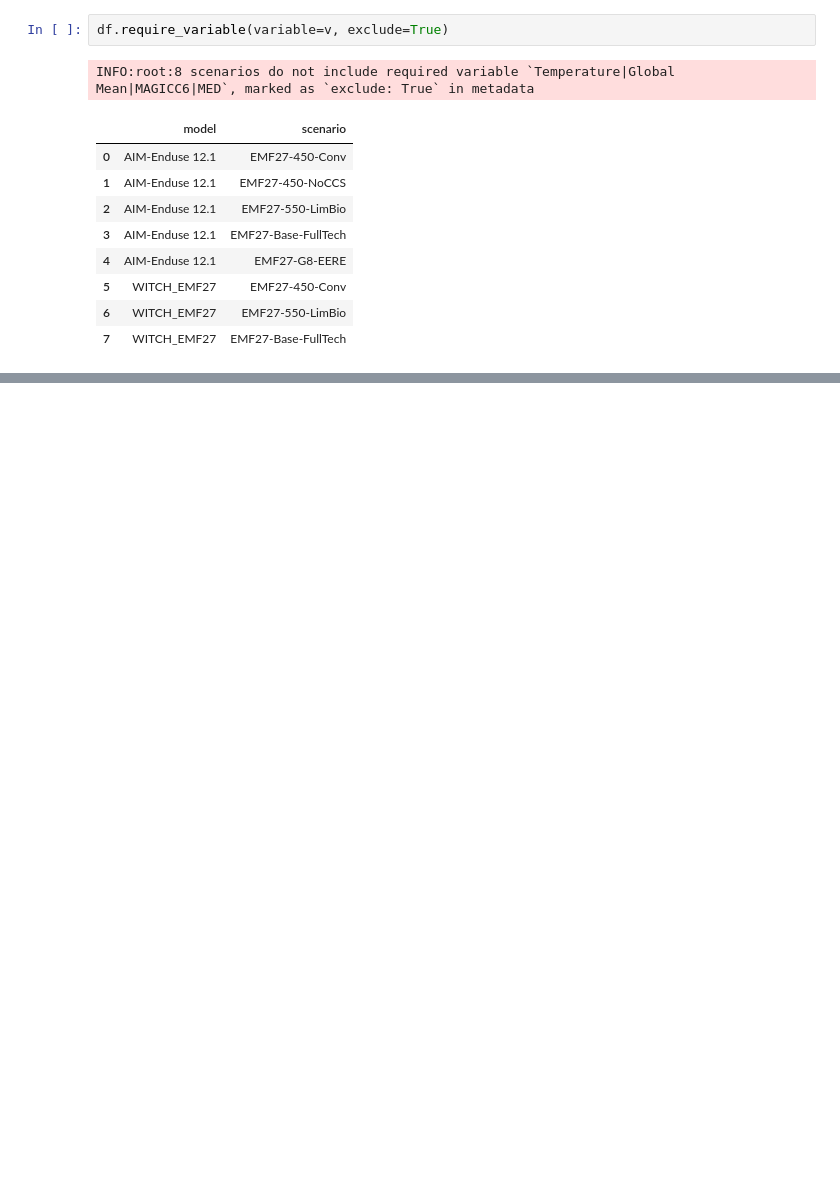
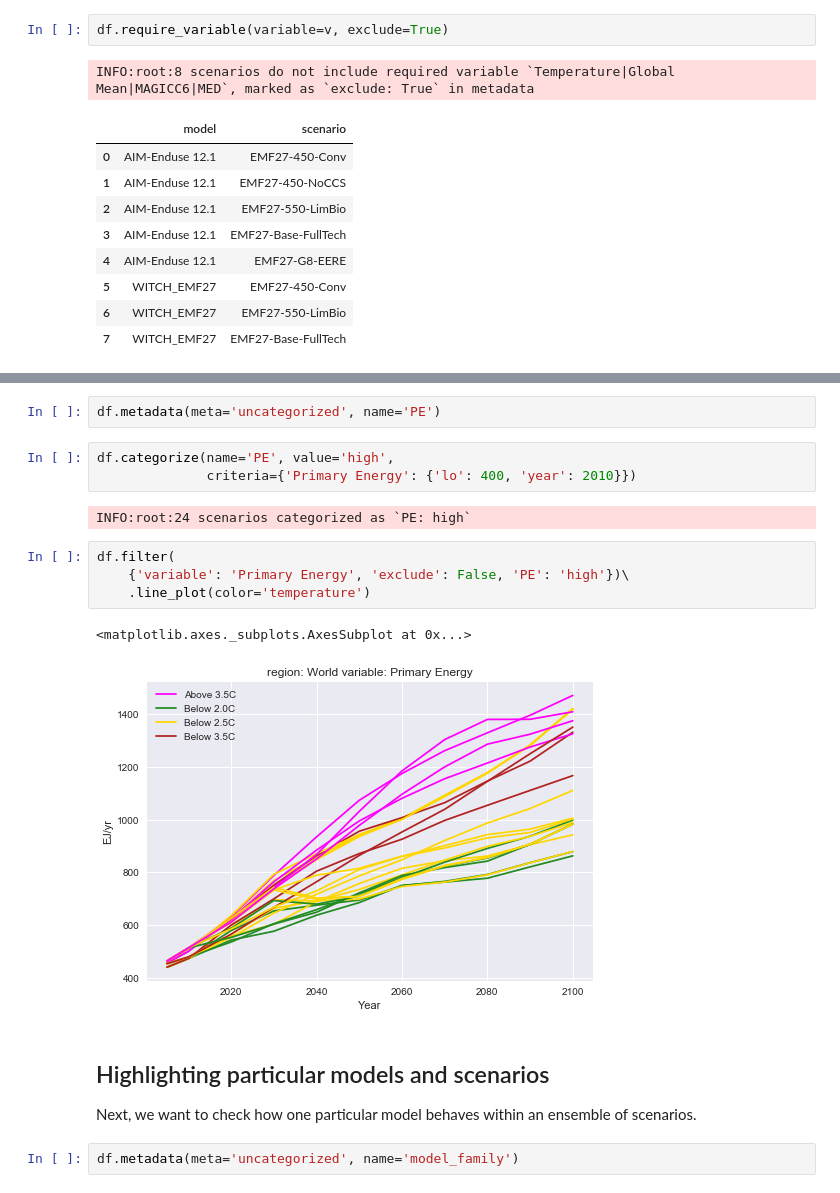
Before and after one commit to danielhuppmann/ene-present.github.io, a Jupyter notebook: cdlinks-delhi2018/pyam-cdlinks_delhi2018.ipynb, the cells around one changed output, grey strips where cells are left out. Saved outputs shown, nothing was run; the diff lists cells and outputs as text; blank space fills up the shorter version.

Commit message:
further work on presentation for CD-LINKS capacity building workshop (#3)
add function for metadata generation, use scatter and region_plot

```diff
--- a/cdlinks-delhi2018/pyam-cdlinks_delhi2018.ipynb
+++ b/cdlinks-delhi2018/pyam-cdlinks_delhi2018.ipynb
@@ -259,0 +280,19 @@ df.filter({'variable': 'Primary Energy', 'exclude': False}).line_plot(color='Tem
+# %%
+df.metadata(meta='uncategorized', name='PE')
+# %%
+df.categorize(name='PE', value='high',
+              criteria={'Primary Energy': {'lo': 400, 'year': 2010}})
+# %% [output]
+INFO:root:24 scenarios categorized as `PE: high`
+# %%
+df.filter(
+    {'variable': 'Primary Energy', 'exclude': False, 'PE': 'high'})\
+    .line_plot(color='temperature')
+# %% [output]
+<matplotlib.axes._subplots.AxesSubplot at 0x...>
+[figure, added]
+# %% [markdown]
+## Highlighting particular models and scenarios
+Next, we want to check how one particular model behaves within an ensemble of scenarios.
+# %%
+df.metadata(meta='uncategorized', name='model_family')
```
Also changed, not shown: parts of 44 cells of this notebook, 1 other file.
